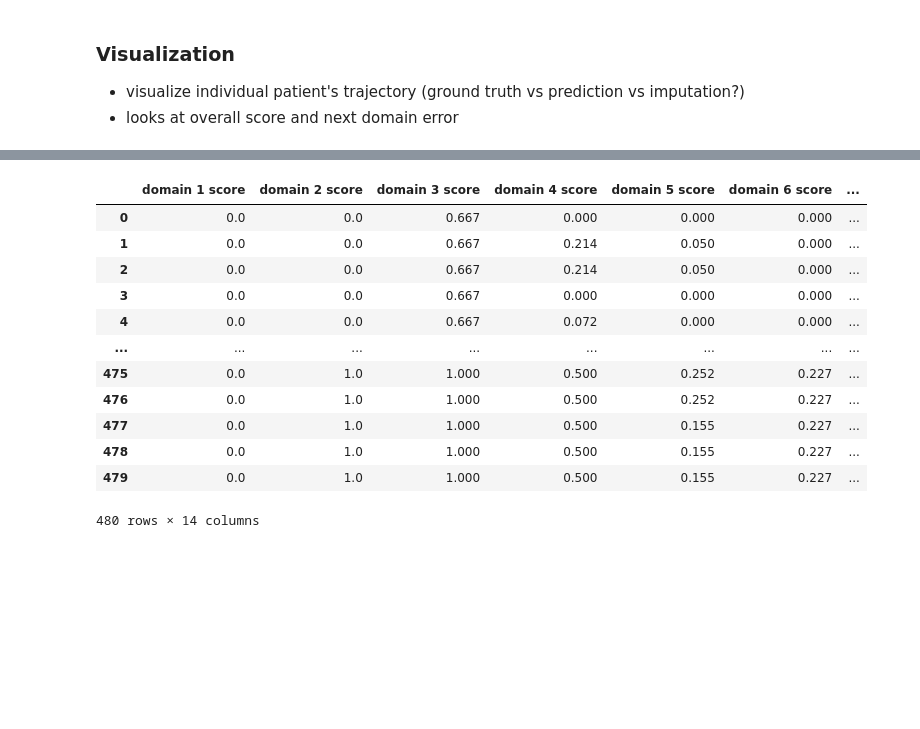
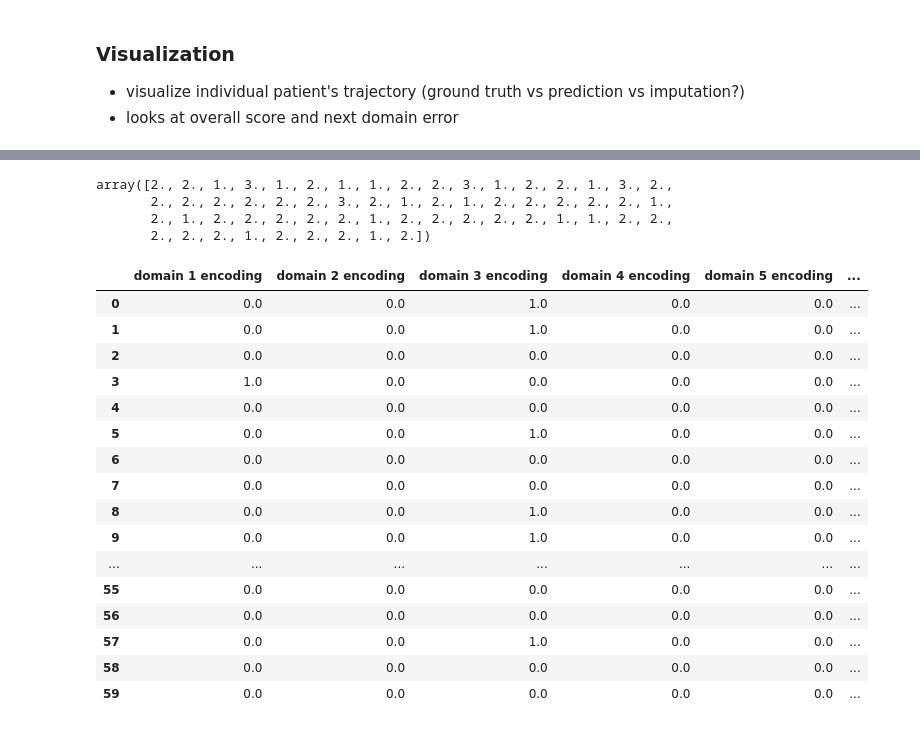
Before and after one commit to twchen88/ct_research, a Jupyter notebook: next_step_prediction.ipynb, the cells around one changed output, grey strips where cells are left out. Drawn from its saved outputs; the diff is of its cells as text; code cells hidden in the pictures; blank space fills up the shorter version.

Commit message:
first version of next_step_prediction

```diff
--- a/next_step_prediction.ipynb
+++ b/next_step_prediction.ipynb
@@ -36,10 +34,11 @@ def process_row(row):
 # %%
 ## given a dataframe of a single patient, order the sessions by time and returns a dataframe with 14 domain scores
 def create_training_data(data : pd.DataFrame):
-    score = np.zeros((1, 14))
-    scores = np.zeros((len(data) - 1, 14 * 2))
+    score = np.zeros((1, 14)) # continously updated to whatever the newest score is
+    scores = np.zeros((len(data), 14)) # remove the last since we dont have target data for it
+    domain_code = np.zeros((len(data), 14))
     patient_ids = data["patient_id"].to_numpy().reshape(-1, 1)[1:]
-    i = 0
+    i = 0 # keeps track of number of rows
 
     data = data.sort_values(by=["start_time_min"])
 
@@ -47,28 +46,27 @@ def create_training_data(data : pd.DataFrame):
         domains, domain_scores = process_row(row)
         for j in range(len(domains)):
             score[0, int(domains[j] - 1)] = domain_scores[j]
-        # at the last row, create target data
-        if i == len(data) - 1:
-            target = copy.deepcopy(scores[:, -14:])
-            target = np.vstack((target, score))
-            target = target[1:, :]
-            break
-        # if it's not the first, hot code encode the domain with the first 14 columns
-        if i != 0:
-            for d in domains:
-                scores[i - 1, int(d - 1)] = 1
+        # encode domain worked on
+        for d in domains:
+            domain_code[i, int(d - 1)] = 1
         # set score
-        scores[i, -14:] = score
+        scores[i, :] = score
         i += 1
 
-    scores = np.hstack((patient_ids, scores))
-    scores = np.hstack((scores, target))
+
+    prev_score = scores[:-1, :]
+    next_score = scores[1:, :]
+    domain_code = domain_code[1:, :]
+
+    scores = np.hstack((patient_ids, domain_code))
+    scores = np.hstack((scores, prev_score))
+    scores = np.hstack((scores, next_score))
 
     scores_df = pd.DataFrame(scores, columns=["patient_id"] + ["domain %d encoding" % i for i in range(1, 15)] + ["domain %d score" % i for i in range(1, 15)] + ["domain %d target" % i for i in range(1, 15)])
     scores_df.reset_index(drop=True, inplace=True)
     return scores_df
 # %%
-data = df.groupby("patient_id").apply(create_training_data).reset_index(drop=True)
+data = df.groupby("patient_id")[df.columns].apply(create_training_data).reset_index(drop=True)
 # %%
 ## pick a random patient for case study
 pid = random.choice(pd.unique(data["patient_id"]))
@@ -425,16 +414,27 @@ difference = remove_zero_columns(case_study_data[score_columns], difference)
+# %%
+np.sum(case_study_data[encoding_columns].to_numpy(), axis=1)
+# %% [output]
+array([2., 2., 1., 3., 1., 2., 1., 1., 2., 2., 3., 1., 2., 2., 1., 3., 2.,
+       2., 2., 2., 2., 2., 2., 3., 2., 1., 2., 1., 2., 2., 2., 2., 2., 1.,
+       2., 1., 2., 2., 2., 2., 2., 1., 2., 2., 2., 2., 2., 1., 1., 2., 2.,
+       2., 2., 2., 1., 2., 2., 2., 1., 2.])
 # %%
-case_study_data[score_columns]
+case_study_data[encoding_columns]
 # %% [output]
-|  | domain 1 score | domain 2 score | domain 3 score | domain 4 score | domain 5 score | domain 6 score | ... |
-| 0 | 0.0 | 0.0 | 0.667 | 0.000 | 0.000 | 0.000 | ... |
-| 1 | 0.0 | 0.0 | 0.667 | 0.214 | 0.050 | 0.000 | ... |
-| 2 | 0.0 | 0.0 | 0.667 | 0.214 | 0.050 | 0.000 | ... |
-| 3 | 0.0 | 0.0 | 0.667 | 0.000 | 0.000 | 0.000 | ... |
-| 4 | 0.0 | 0.0 | 0.667 | 0.072 | 0.000 | 0.000 | ... |
-| ... | ... | ... | ... | ... | ... | ... | ... |
-| 475 | 0.0 | 1.0 | 1.000 | 0.500 | 0.252 | 0.227 | ... |
-| 476 | 0.0 | 1.0 | 1.000 | 0.500 | 0.252 | 0.227 | ... |
-| 477 | 0.0 | 1.0 | 1.000 | 0.500 | 0.155 | 0.227 | ... |
-| 478 | 0.0 | 1.0 | 1.000 | 0.500 | 0.155 | 0.227 | ... |
-| 479 | 0.0 | 1.0 | 1.000 | 0.500 | 0.155 | 0.227 | ... |
+|  | domain 1 encoding | domain 2 encoding | domain 3 encoding | domain 4 encoding | domain 5 encoding | ... |
+| 0 | 0.0 | 0.0 | 1.0 | 0.0 | 0.0 | ... |
+| 1 | 0.0 | 0.0 | 1.0 | 0.0 | 0.0 | ... |
+| 2 | 0.0 | 0.0 | 0.0 | 0.0 | 0.0 | ... |
+| 3 | 1.0 | 0.0 | 0.0 | 0.0 | 0.0 | ... |
+| 4 | 0.0 | 0.0 | 0.0 | 0.0 | 0.0 | ... |
+| 5 | 0.0 | 0.0 | 1.0 | 0.0 | 0.0 | ... |
+| 6 | 0.0 | 0.0 | 0.0 | 0.0 | 0.0 | ... |
+| 7 | 0.0 | 0.0 | 0.0 | 0.0 | 0.0 | ... |
+| 8 | 0.0 | 0.0 | 1.0 | 0.0 | 0.0 | ... |
+| 9 | 0.0 | 0.0 | 1.0 | 0.0 | 0.0 | ... |
+| ... | ... | ... | ... | ... | ... | ... |
+| 55 | 0.0 | 0.0 | 0.0 | 0.0 | 0.0 | ... |
+| 56 | 0.0 | 0.0 | 0.0 | 0.0 | 0.0 | ... |
+| 57 | 0.0 | 0.0 | 1.0 | 0.0 | 0.0 | ... |
+| 58 | 0.0 | 0.0 | 0.0 | 0.0 | 0.0 | ... |
+| 59 | 0.0 | 0.0 | 0.0 | 0.0 | 0.0 | ... |
-480 rows × 14 columns
```
Also changed, not shown: parts of 31 cells of this notebook.
